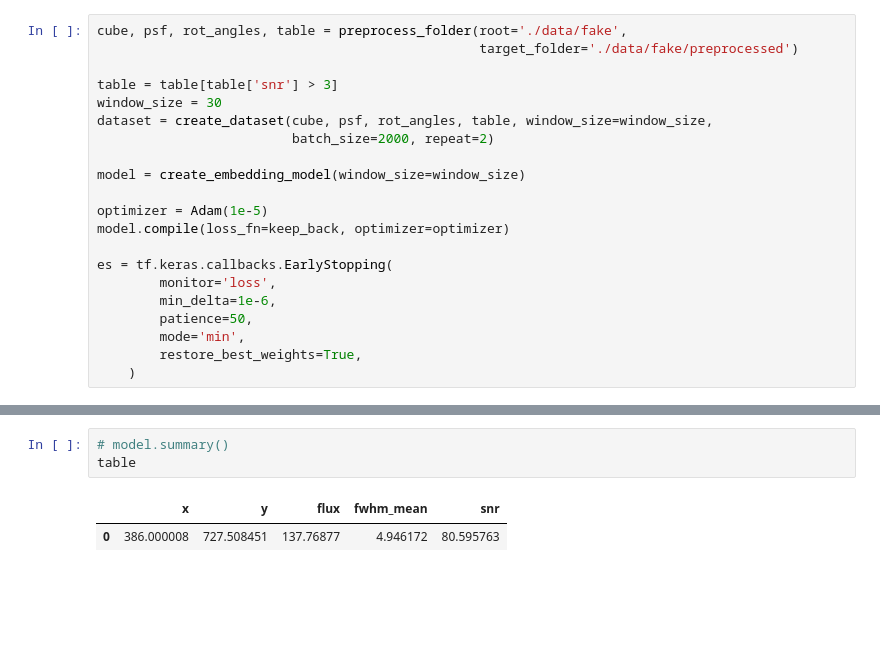
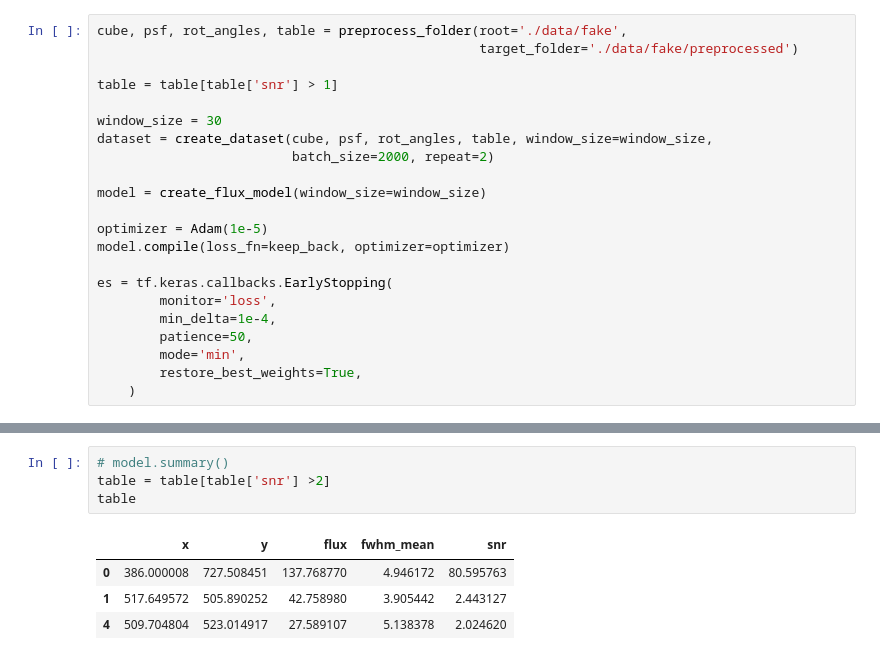
Before and after one commit to yemsnucleus/NEGFC, a Jupyter notebook: negfc_gpu.ipynb, the cells around one changed output, grey strips where cells are left out. Saved outputs shown, nothing was run; the diff lists cells and outputs as text; blank space fills up the shorter version.

```diff
--- a/negfc_gpu.ipynb
+++ b/negfc_gpu.ipynb
@@ -21,19 +30,20 @@ The autoreload extension is already loaded. To reload it, use:
 cube, psf, rot_angles, table = preprocess_folder(root='./data/fake',
 												 target_folder='./data/fake/preprocessed')
 
-table = table[table['snr'] > 3]
+table = table[table['snr'] > 1]
+
 window_size = 30
 dataset = create_dataset(cube, psf, rot_angles, table, window_size=window_size,
                          batch_size=2000, repeat=2)
 
-model = create_embedding_model(window_size=window_size)
+model = create_flux_model(window_size=window_size)
 
 optimizer = Adam(1e-5)
 model.compile(loss_fn=keep_back, optimizer=optimizer)
 
 es = tf.keras.callbacks.EarlyStopping(
         monitor='loss',
-        min_delta=1e-6,
+        min_delta=1e-4,
         patience=50,
         mode='min',
         restore_best_weights=True,
@@ -43,9 +56,12 @@ es = tf.keras.callbacks.EarlyStopping(
 # %%
 # model.summary()
+table = table[table['snr'] >2]
 table
 # %% [output]
 |  | x | y | flux | fwhm_mean | snr |
-| 0 | 386.000008 | 727.508451 | 137.76877 | 4.946172 | 80.595763 |
+| 0 | 386.000008 | 727.508451 | 137.768770 | 4.946172 | 80.595763 |
+| 1 | 517.649572 | 505.890252 | 42.758980 | 3.905442 | 2.443127 |
+| 4 | 509.704804 | 523.014917 | 27.589107 | 5.138378 | 2.024620 |
 # %%
 %%time
 hist = model.fit(dataset, epochs=10000, callbacks=[es])
```
Also changed, not shown: parts of 15 cells of this notebook, 3 other files.
